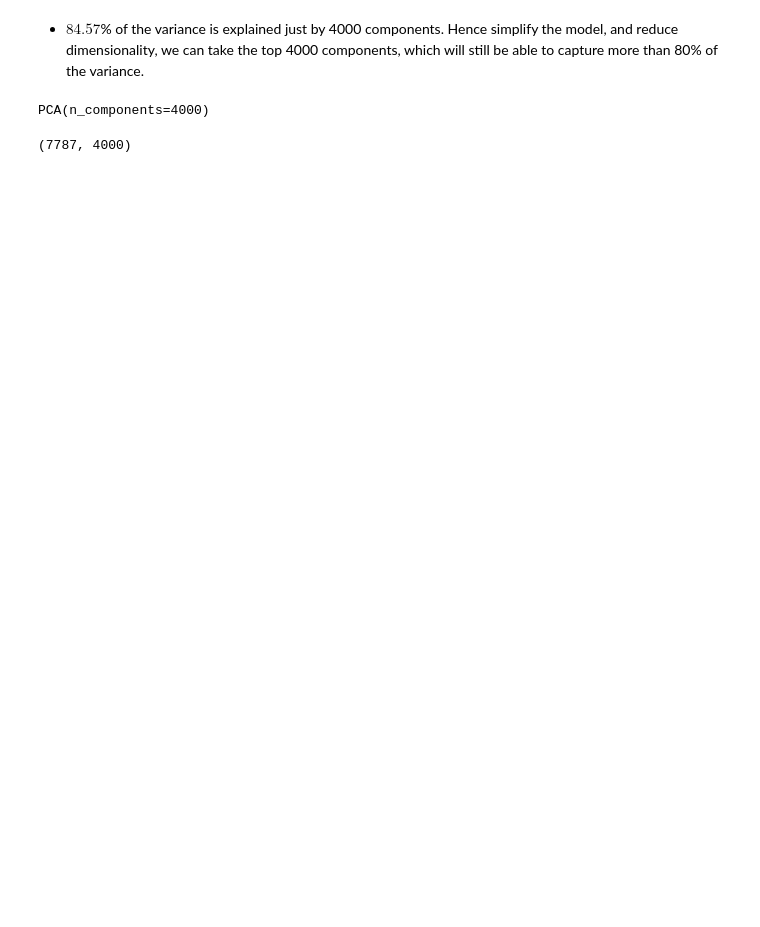
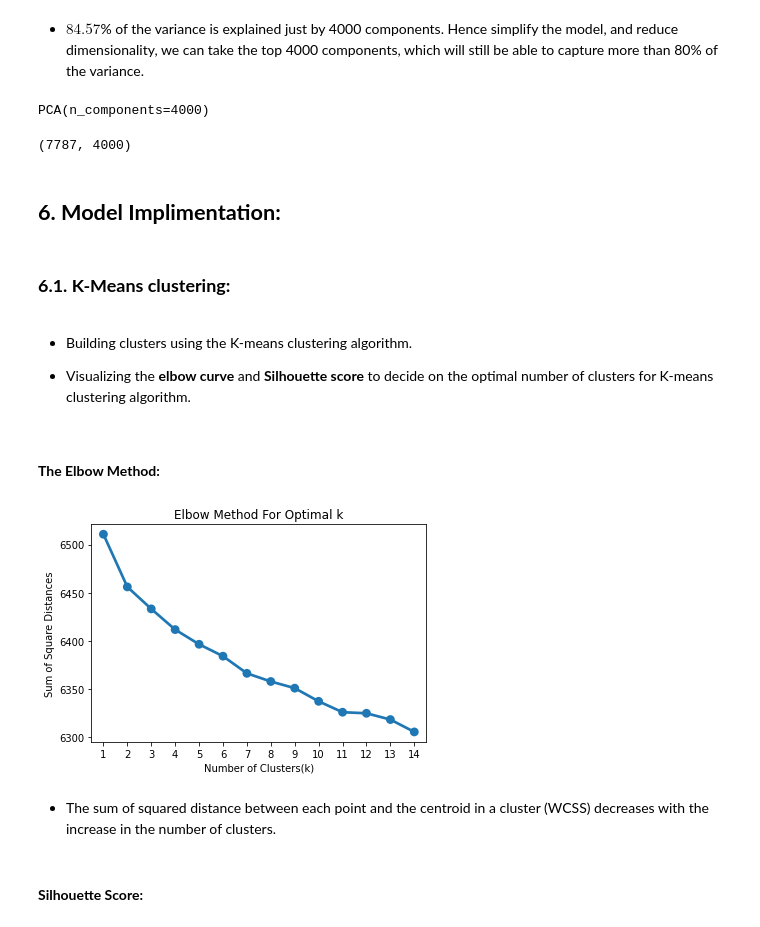
Before and after one commit to vir097/NETFLIX-MOVIES-AND-TV-SHOWS-CLUSTERING--Viral-Shewale, a Jupyter notebook: NETFLIX_MOVIES_AND_TV_SHOWS_CLUSTERING_viral_shewale.ipynb, the cells around one changed output. Saved outputs shown, nothing was run; the diff lists cells and outputs as text; code cells hidden in the pictures; blank space fills up the shorter version.

```diff
--- a/NETFLIX_MOVIES_AND_TV_SHOWS_CLUSTERING_viral_shewale.ipynb
+++ b/NETFLIX_MOVIES_AND_TV_SHOWS_CLUSTERING_viral_shewale.ipynb
@@ -993,3 +991,7 @@ X_pca =pca.transform(X)
 X_pca.shape
 # %% [output]
 (7787, 4000)
+# %% [markdown]
+## **6. Model Implimentation:**
+# %% [markdown]
+### **6.1. K-Means clustering:**
@@ -995,0 +1000,25 @@ X_pca.shape
+# %% [markdown]
+* Building clusters using the K-means clustering algorithm.
+
+* Visualizing the **elbow curve** and **Silhouette score** to decide on the optimal number of clusters for K-means clustering algorithm.
+# %% [markdown]
+#### **The Elbow Method:**
+# %%
+sum_of_sq_dist = {}
+for k in range(1,15):
+    km = KMeans(n_clusters= k, init= 'k-means++', max_iter= 1000)
+    km = km.fit(X_pca)
+    sum_of_sq_dist[k] = km.inertia_
+
+#Plot the graph for the sum of square distance values and Number of Clusters
+sns.pointplot(x = list(sum_of_sq_dist.keys()), y = list(sum_of_sq_dist.values()))
+plt.xlabel('Number of Clusters(k)')
+plt.ylabel('Sum of Square Distances')
+plt.title('Elbow Method For Optimal k')
+plt.show()
+# %% [output]
+[figure, added]
+# %% [markdown]
+* The sum of squared distance between each point and the centroid in a cluster (WCSS) decreases with the increase in the number of clusters.
+# %% [markdown]
+#### **Silhouette Score:**
```
Also changed, not shown: parts of 13 cells of this notebook.
